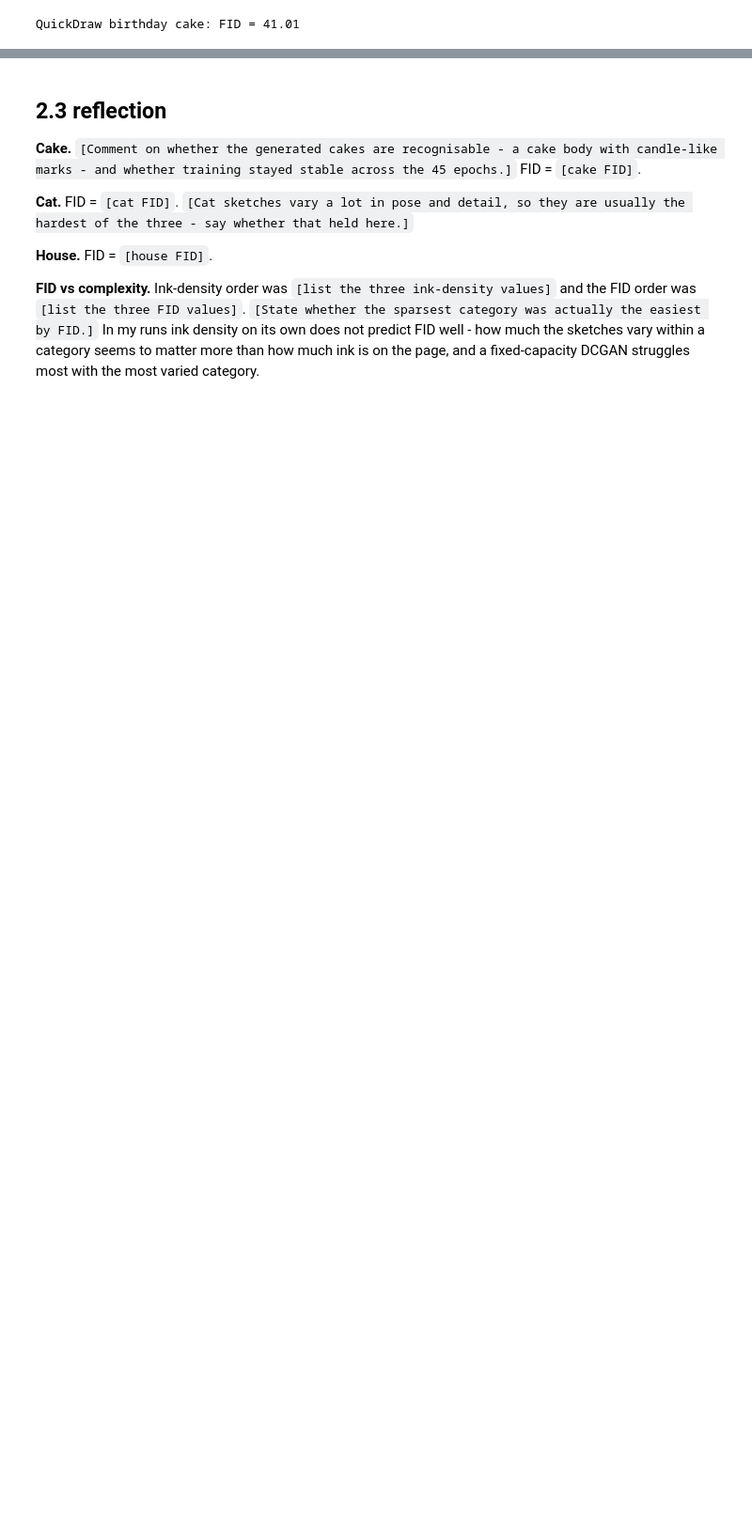
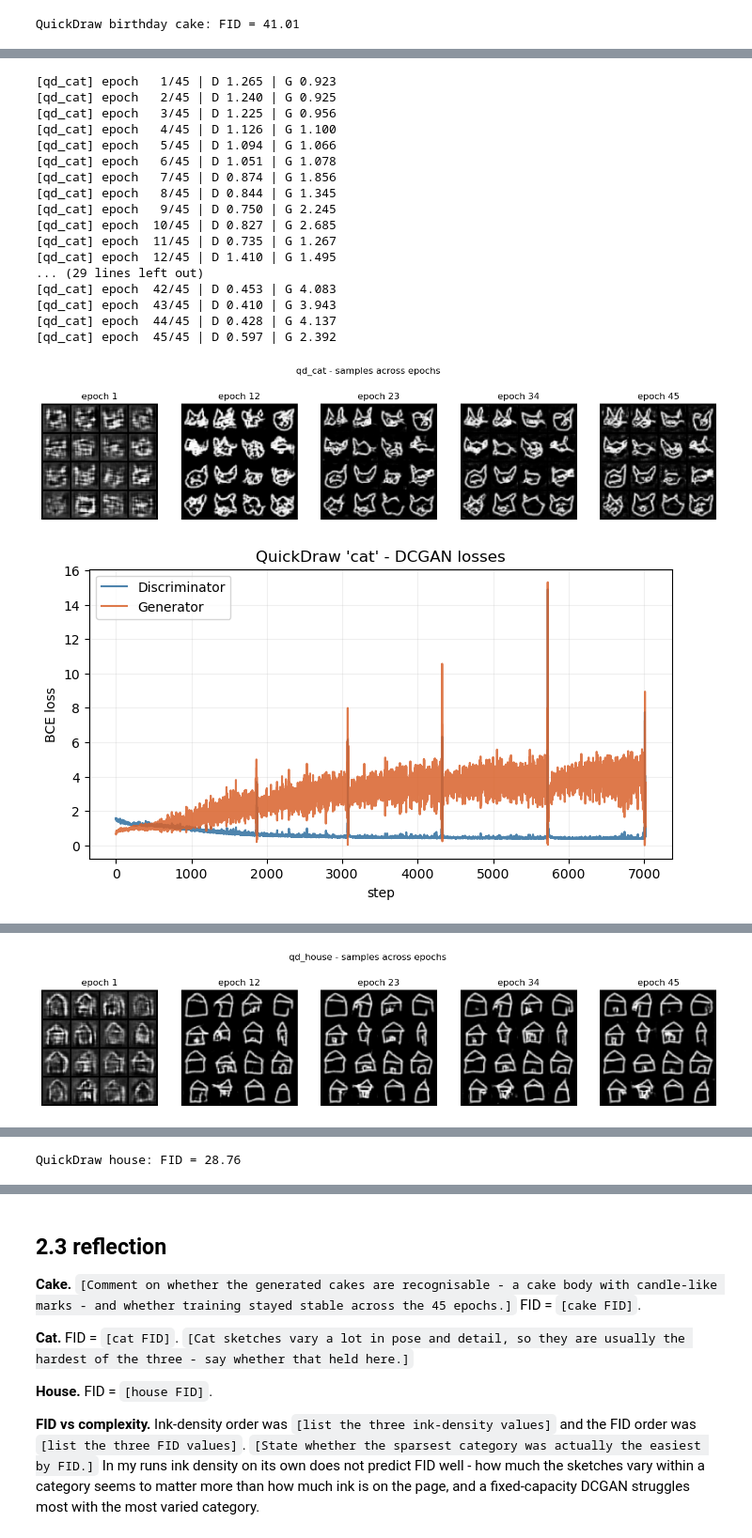
Before and after one commit to nithinreddy2003/GAN_Assignments, a Jupyter notebook: Set 4/GAN_Assignment_Set4_Final.ipynb, the cells around one changed output, grey strips where cells are left out. Shown at 94% size. Saved outputs shown, nothing was run; the diff lists cells and outputs as text; code cells hidden in the pictures; blank space fills up the shorter version.

```diff
--- a/Set 4/GAN_Assignment_Set4_Final.ipynb
+++ b/Set 4/GAN_Assignment_Set4_Final.ipynb
@@ -1496,24 +1500,39 @@ The same DCGAN is trained on two more categories (cat and house), and their FID
 # %%
 qd_fid = {"birthday cake": cake_fid}
 qd_ink = {"birthday cake": ink_coverage(cake_images)}
 
 for category in QD_EXTRA:
     imgs = fetch_quickdraw(category)
     qd_ink[category] = ink_coverage(imgs)
     fix_torch_seeds()
     gen = SketchGenerator(); gen.apply(init_dcgan_weights)
     critic = SketchCritic(); critic.apply(init_dcgan_weights)
-    # Harder extension classes collapse under a 1:1 schedule, so the generator gets extra
-    # steps per critic step and the critic LR is halved (TTUR). cat is the most varied
-    # class and stays hardest, so it gets a stronger schedule (3 G-steps) and more epochs.
-    if category == "cat":
-        trainer = ImageDCGANTrainer(gen, critic, QD_LATENT, f"qd_{category}", lr_d=1e-4, g_steps=3)
-        g_hist, d_hist = trainer.fit(make_sketch_loader(imgs), 60)
-    else:
-        trainer = ImageDCGANTrainer(gen, critic, QD_LATENT, f"qd_{category}", lr_d=1e-4, g_steps=2)
-        g_hist, d_hist = trainer.fit(make_sketch_loader(imgs), QD_EPOCHS)
+    # Harder extension classes (especially cat) collapse under a 1:1 schedule, so give
+    # the generator two steps per critic step and halve the critic LR (TTUR) for stability.
+    trainer = ImageDCGANTrainer(gen, critic, QD_LATENT, f"qd_{category}", lr_d=1e-4, g_steps=2)
+    g_hist, d_hist = trainer.fit(make_sketch_loader(imgs), QD_EPOCHS)
     draw_loss_curves(d_hist, g_hist, f"QuickDraw '{category}' - DCGAN losses", f"qd_{category}_losses.png")
     fake = trainer.generate(2000)
     show_real_and_fake(images_to_tensor(imgs[:32]), fake[:32],
                        f"QuickDraw '{category}' - real vs generated", f"qd_{category}_real_vs_fake.png")
     qd_fid[category] = fid_scorer.score(imgs, fake, f"QuickDraw {category}")
+# %% [output]
+[qd_cat] epoch   1/45 | D 1.265 | G 0.923
+[qd_cat] epoch   2/45 | D 1.240 | G 0.925
+[qd_cat] epoch   3/45 | D 1.225 | G 0.956
+[qd_cat] epoch   4/45 | D 1.126 | G 1.100
+[qd_cat] epoch   5/45 | D 1.094 | G 1.066
+[qd_cat] epoch   6/45 | D 1.051 | G 1.078
+[qd_cat] epoch   7/45 | D 0.874 | G 1.856
+[qd_cat] epoch   8/45 | D 0.844 | G 1.345
+[qd_cat] epoch   9/45 | D 0.750 | G 2.245
+[qd_cat] epoch  10/45 | D 0.827 | G 2.685
+[qd_cat] epoch  11/45 | D 0.735 | G 1.267
+[qd_cat] epoch  12/45 | D 1.410 | G 1.495
+... (29 lines left out)
+[qd_cat] epoch  42/45 | D 0.453 | G 4.083
+[qd_cat] epoch  43/45 | D 0.410 | G 3.943
+[qd_cat] epoch  44/45 | D 0.428 | G 4.137
+[qd_cat] epoch  45/45 | D 0.597 | G 2.392
+[figure, added]
+[figure, added]
@@ -1519,0 +1557 @@ for category in QD_EXTRA:
+[figure, added]
@@ -1520,3 +1560,4 @@ for category in QD_EXTRA:
+QuickDraw house: FID = 28.76
 # %%
 names = list(qd_fid.keys())
 fig, (ax_fid, ax_ink) = plt.subplots(1, 2, figsize=(12, 4))
```
Also changed, not shown: parts of 14 cells of this notebook.
